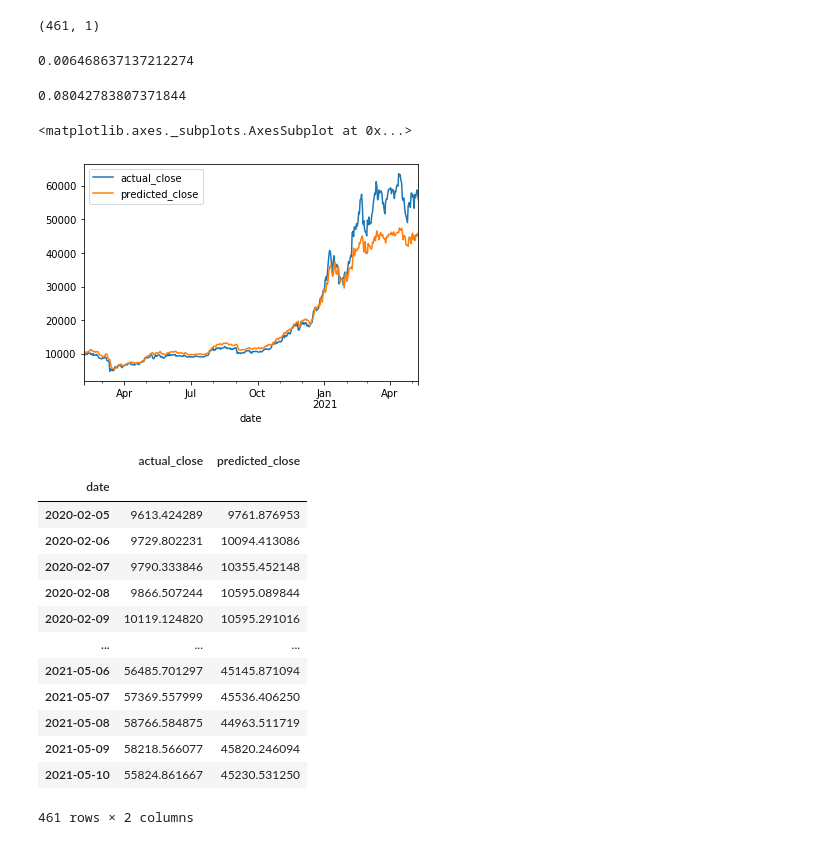
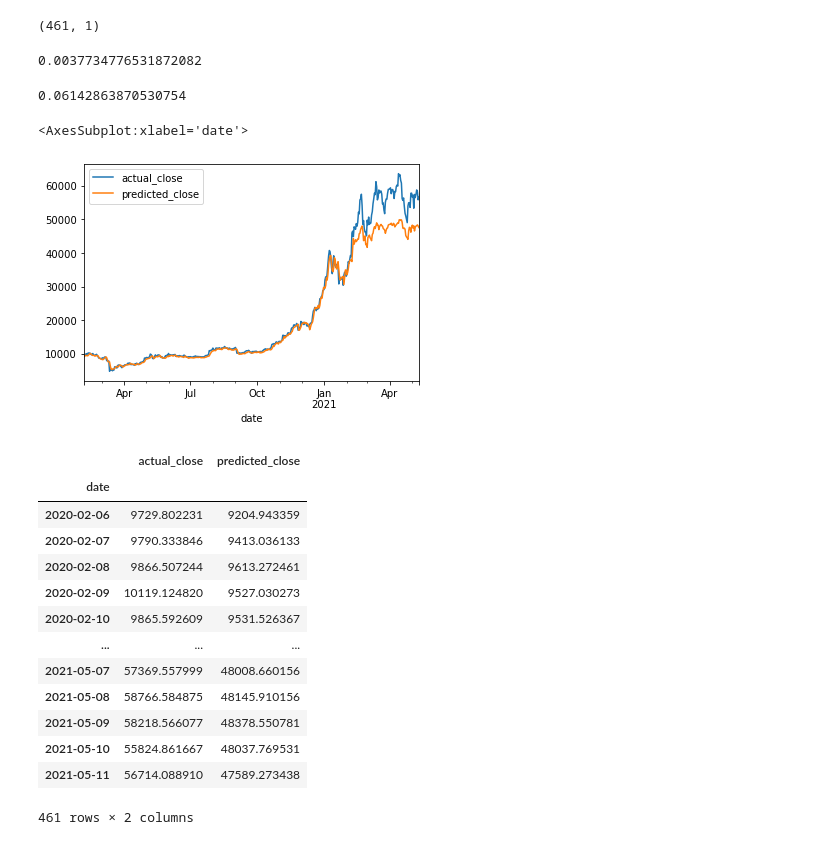
Before and after one commit to georgekoul26/Bitcoin_Models, a Jupyter notebook: testmodel.ipynb, the cells around one changed output. Saved outputs shown, nothing was run; the diff lists cells and outputs as text; code cells hidden in the pictures.

```diff
--- a/testmodel.ipynb
+++ b/testmodel.ipynb
@@ -195,7 +196,7 @@ y_test = sc.transform(y_test)
 # %%
 #LSTM model
 model = Sequential()
-epochs =10
+epochs = 20
 model.add(LSTM(100, return_sequences=True, bias_initializer='RandomNormal', input_shape=(X_train.shape[1],10)))
 model.add(Dropout(0.2))
 model.add(LSTM(50, return_sequences=True))
@@ -208,5 +209,5 @@ model.add(Dense(32))
 model.add(Dropout(0.2))
 model.add(Dense(1))
 model.compile(loss="mse", optimizer="adam")
-fit = model.fit(X_train, y_train, batch_size=1, epochs = epochs)
+fit = model.fit(X_train, y_train, batch_size=1, epochs = epochs, validation_split=.1)
 # %% [output]
@@ -271,11 +274,11 @@ from sklearn.metrics import mean_squared_error
 mse = mean_squared_error(y_test, predicted)
 mse
 # %% [output]
-0.006468637137212274
+0.0037734776531872082
 # %%
 np.sqrt(mse)
 # %% [output]
-0.08042783807371844
+0.06142863870530754
 # %%
 predicted_close = sc.inverse_transform(predicted)
 actual_close = sc.inverse_transform(y_test.reshape(-1, 1))
@@ -283,28 +286,28 @@ actual_close = sc.inverse_transform(y_test.reshape(-1, 1))
 # %%
 results_df = pd.DataFrame({
     "actual_close": actual_close.ravel(),
     "predicted_close": predicted_close.ravel()
-    }, index = dataset.index[-len(real_prices): ])
+    }, index = dataset.index[-len(actual_close): ])
 results_df.plot()
 # %% [output]
-<matplotlib.axes._subplots.AxesSubplot at 0x...>
+<AxesSubplot:xlabel='date'>
-[figure, old version]
+[figure, new version]
 # %%
 results_df
 # %% [output]
 |  | actual_close | predicted_close |
 | date |  |  |
-| 2020-02-05 | 9613.424289 | 9761.876953 |
-| 2020-02-06 | 9729.802231 | 10094.413086 |
-| 2020-02-07 | 9790.333846 | 10355.452148 |
-| 2020-02-08 | 9866.507244 | 10595.089844 |
-| 2020-02-09 | 10119.124820 | 10595.291016 |
+| 2020-02-06 | 9729.802231 | 9204.943359 |
+| 2020-02-07 | 9790.333846 | 9413.036133 |
+| 2020-02-08 | 9866.507244 | 9613.272461 |
+| 2020-02-09 | 10119.124820 | 9527.030273 |
+| 2020-02-10 | 9865.592609 | 9531.526367 |
 | ... | ... | ... |
-| 2021-05-06 | 56485.701297 | 45145.871094 |
-| 2021-05-07 | 57369.557999 | 45536.406250 |
-| 2021-05-08 | 58766.584875 | 44963.511719 |
-| 2021-05-09 | 58218.566077 | 45820.246094 |
-| 2021-05-10 | 55824.861667 | 45230.531250 |
+| 2021-05-07 | 57369.557999 | 48008.660156 |
+| 2021-05-08 | 58766.584875 | 48145.910156 |
+| 2021-05-09 | 58218.566077 | 48378.550781 |
+| 2021-05-10 | 55824.861667 | 48037.769531 |
+| 2021-05-11 | 56714.088910 | 47589.273438 |
 461 rows × 2 columns
 # %%
 results_prices_df = pd.concat([ohlc_df, results_df], axis=1, join='inner')
```
Also changed, not shown: parts of 10 cells of this notebook, 1 other file.
